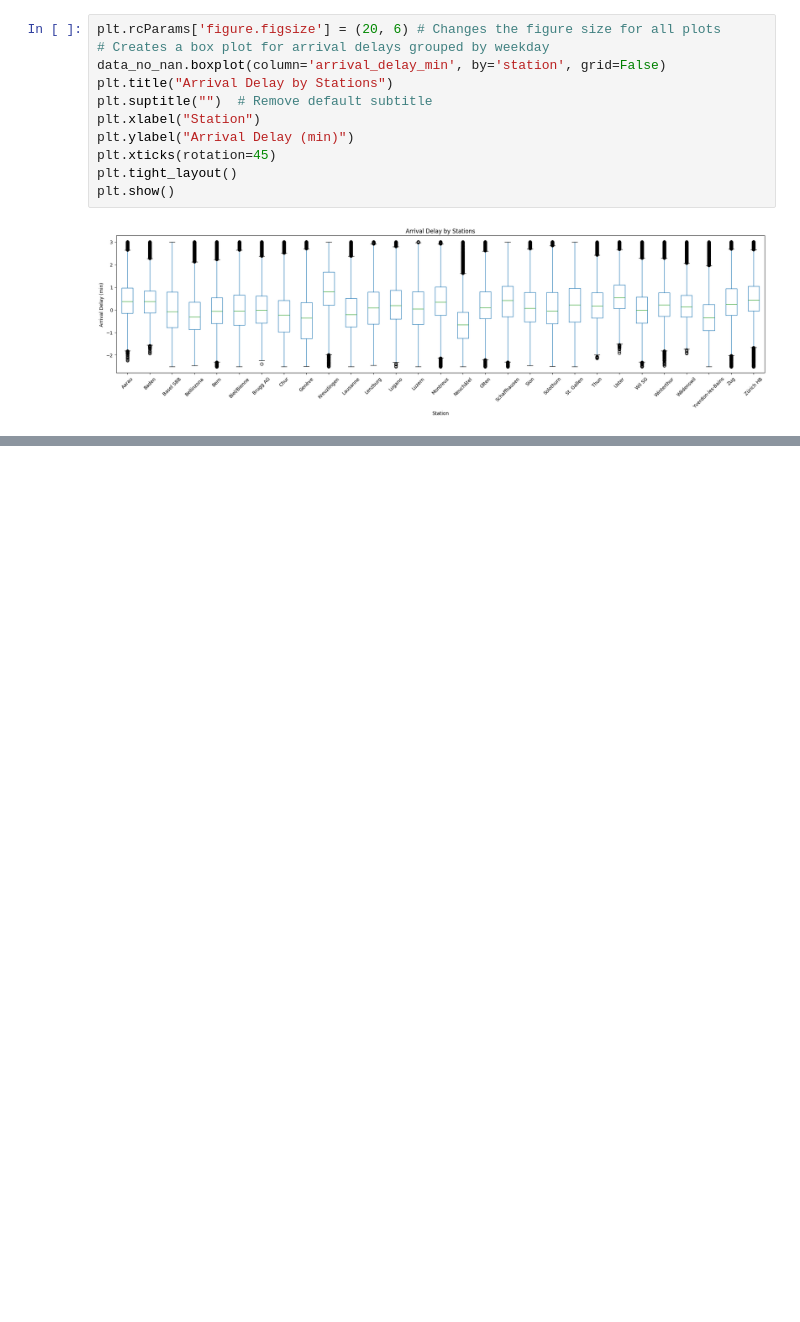
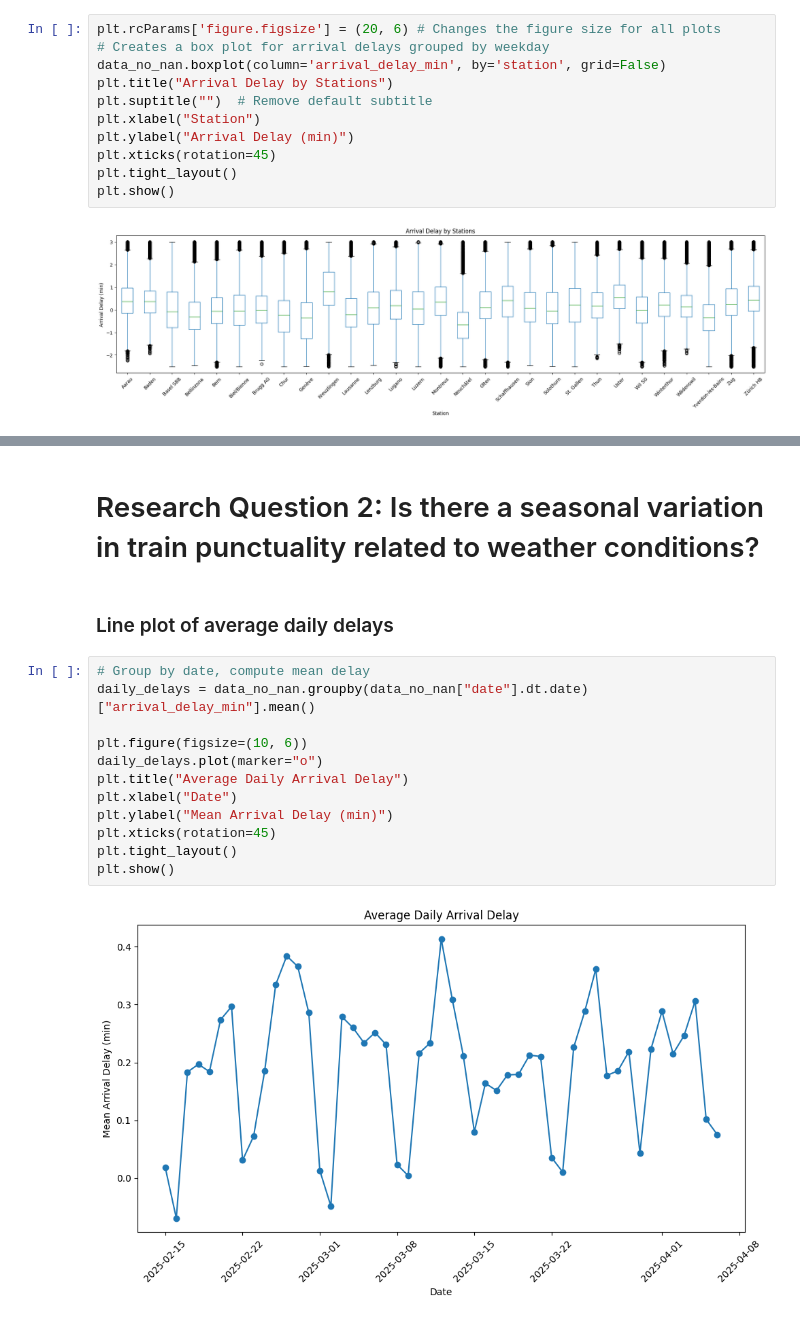
Before and after one commit to Bettomatt/CIP_FS25_211, a Jupyter notebook: scripts/visualizations_part3.ipynb, the cells around one changed output, grey strips where cells are left out. Cells and saved outputs as stored; diff of their text form; blank space fills up the shorter version.

```diff
--- a/scripts/visualizations_part3.ipynb
+++ b/scripts/visualizations_part3.ipynb
@@ -223,0 +296,18 @@ plt.show()
+# %% [markdown]
+# Research Question 2: Is there a seasonal variation in train punctuality related to weather conditions?
+# %% [markdown]
+### Line plot of average daily delays
+# %%
+# Group by date, compute mean delay
+daily_delays = data_no_nan.groupby(data_no_nan["date"].dt.date)["arrival_delay_min"].mean()
+
+plt.figure(figsize=(10, 6))
+daily_delays.plot(marker="o")
+plt.title("Average Daily Arrival Delay")
+plt.xlabel("Date")
+plt.ylabel("Mean Arrival Delay (min)")
+plt.xticks(rotation=45)
+plt.tight_layout()
+plt.show()
+# %% [output]
+[figure, added]
```
Also changed, not shown: parts of 19 cells of this notebook.
